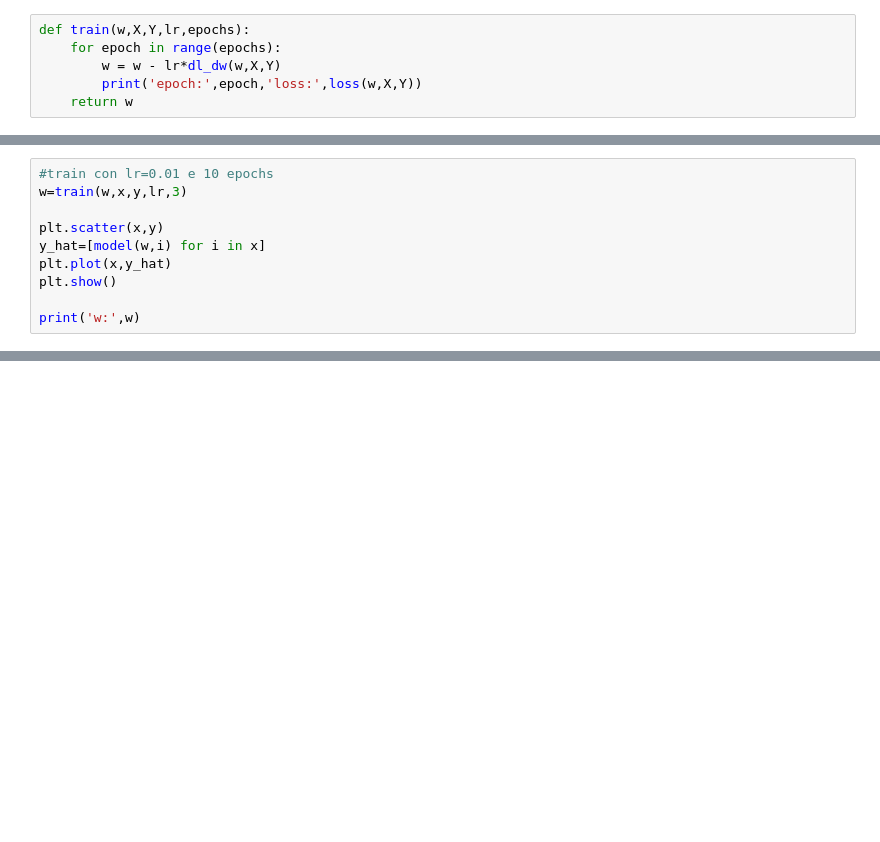
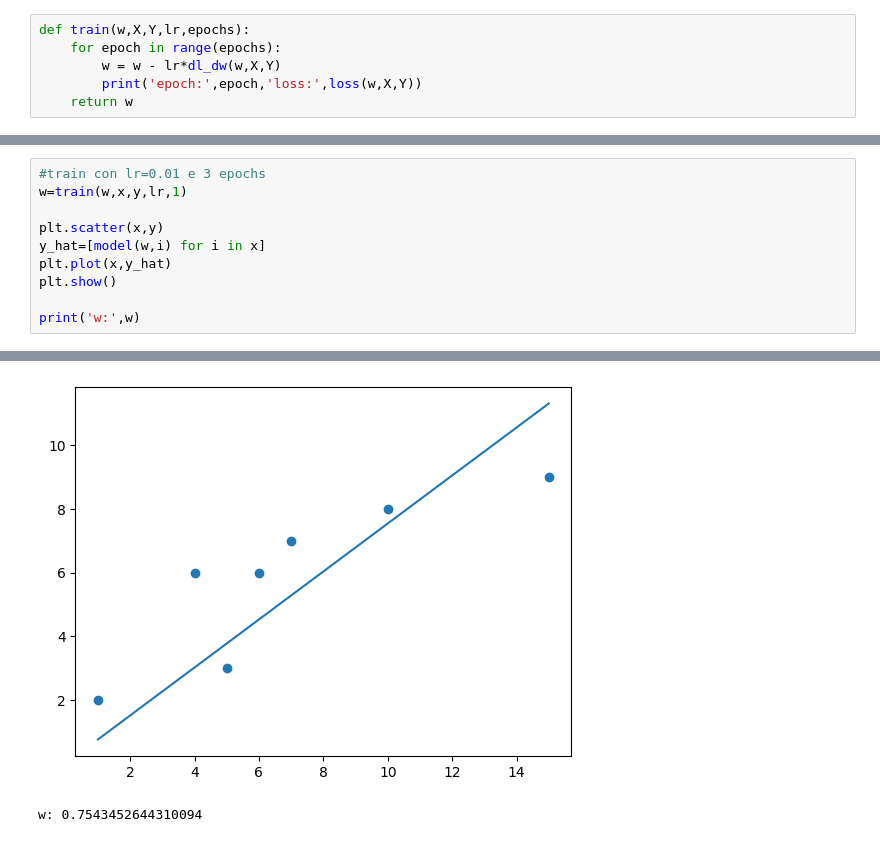
Before and after one commit to LLM-FRIENDS/LowLevelNN, a Jupyter notebook: 1d-linear-model.ipynb, the cells around one changed output, grey strips where cells are left out. Cells and saved outputs as stored; diff of their text form; blank space fills up the shorter version.

```diff
--- a/1d-linear-model.ipynb
+++ b/1d-linear-model.ipynb
@@ -69,6 +79,6 @@ plt.show()
 # %%
-#train con lr=0.01 e 10 epochs
-w=train(w,x,y,lr,3)
+#train con lr=0.01 e 3 epochs
+w=train(w,x,y,lr,1)
 
 plt.scatter(x,y)
 y_hat=[model(w,i) for i in x]
@@ -76,3 +86,4 @@ plt.plot(x,y_hat)
 plt.show()
 
 print('w:',w)
+# %% [output]
@@ -78,0 +91,2 @@ print('w:',w)
+[figure, added]
+w: 0.7543452644310094
```
Also changed, not shown: parts of 8 cells of this notebook.
